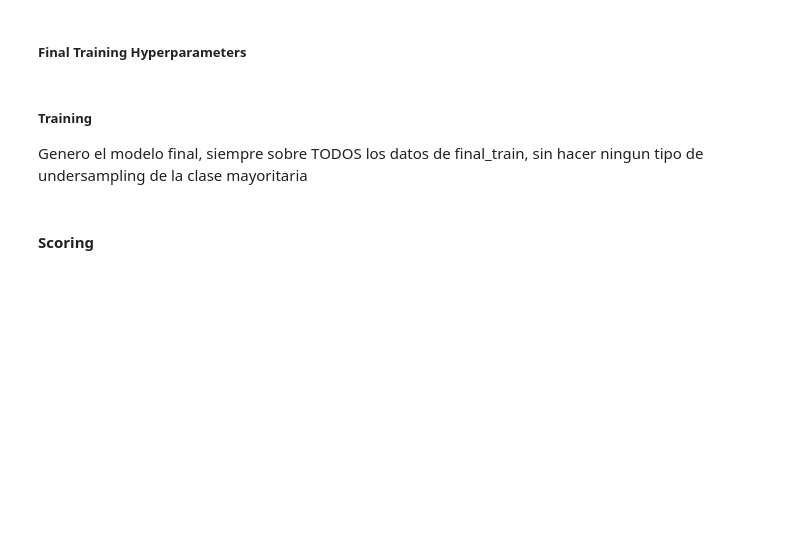
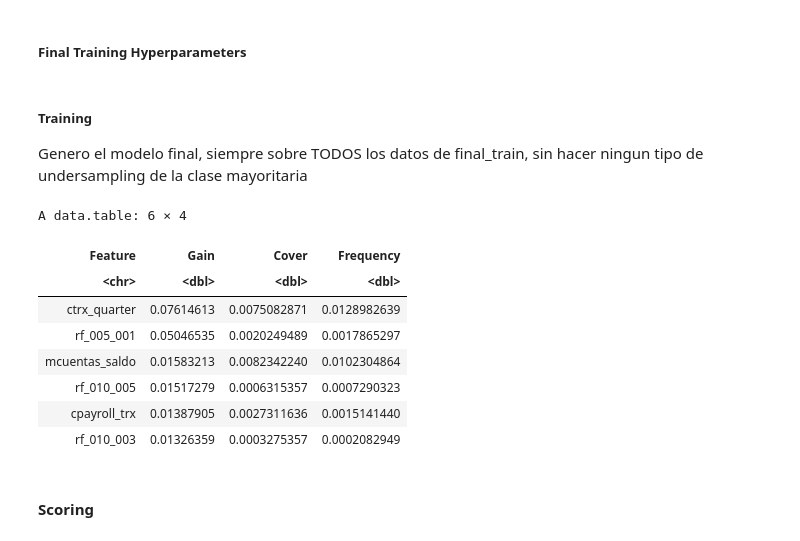
Before and after one commit to keiverdatascience/labo2025v, a Jupyter notebook: src/entrega_final/competicion_kaggle_gerencial_KN_EF1003.ipynb, the cells around one changed output. Drawn from its saved outputs; the diff is of its cells as text; code cells hidden in the pictures; blank space fills up the shorter version.

```diff
--- a/src/entrega_final/competicion_kaggle_gerencial_KN_EF1003.ipynb
+++ b/src/entrega_final/competicion_kaggle_gerencial_KN_EF1003.ipynb
@@ -135,7 +135,7 @@ No olvide modificar su semilla primigenia y el nombre del experimento se quiere
 PARAM <- list()
 PARAM$semilla_primigenia <- 245681
 
-PARAM$experimento <- 1001
+PARAM$experimento <- 1003
 PARAM$dataset <- "gerencial_competencia_2025.csv.gz"
 # %% [markdown]
 #### Carpeta del Experimento
@@ -1133,6 +1133,18 @@ fwrite( tb_importancia,
   file= archivo_importancia,
   sep= "\t"
 )
+# %%
+head(tb_importancia)
+# %% [output]
+A data.table: 6 × 4
+| Feature | Gain | Cover | Frequency |
+| <chr> | <dbl> | <dbl> | <dbl> |
+| ctrx_quarter | 0.07614613 | 0.0075082871 | 0.0128982639 |
+| rf_005_001 | 0.05046535 | 0.0020249489 | 0.0017865297 |
+| mcuentas_saldo | 0.01583213 | 0.0082342240 | 0.0102304864 |
+| rf_010_005 | 0.01517279 | 0.0006315357 | 0.0007290323 |
+| cpayroll_trx | 0.01387905 | 0.0027311636 | 0.0015141440 |
+| rf_010_003 | 0.01326359 | 0.0003275357 | 0.0002082949 |
 # %% [markdown]
 #### Scoring
 # %% [markdown]
```
Also changed, not shown: parts of 7 cells of this notebook.
